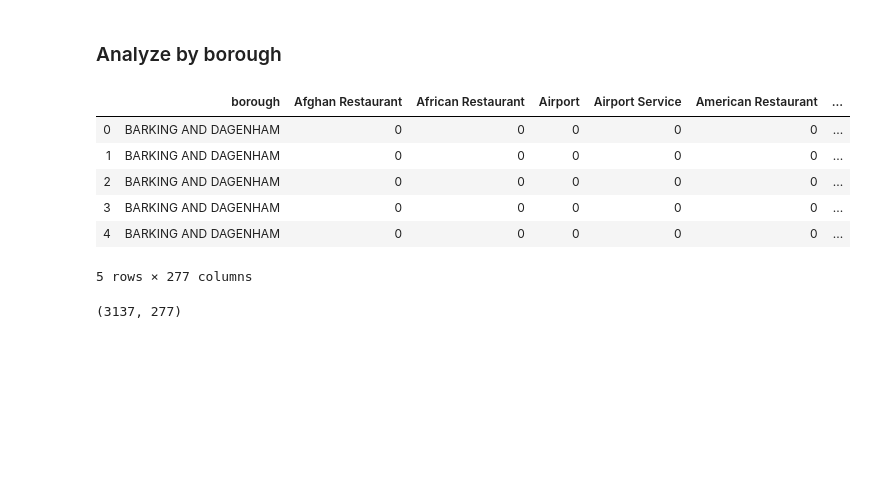
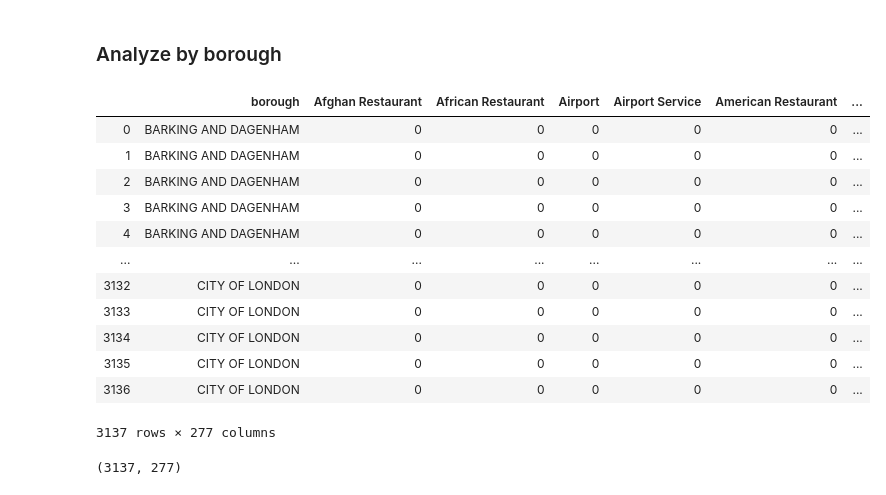
Before and after one commit to mark-locatechs/Coursera_Capstone, a Jupyter notebook: The Battle of Neighborhoods.ipynb, the cells around one changed output. Cells and saved outputs as stored; diff of their text form; code cells hidden in the pictures; blank space fills up the shorter version.

```diff
--- a/The Battle of Neighborhoods.ipynb
+++ b/The Battle of Neighborhoods.ipynb
@@ -320,23 +346,29 @@ len(df_londen_venues['venue category'].unique())
 # %%
 # one hot encoding
 londen_onehot = pd.get_dummies(df_londen_venues[['venue category']], prefix="", prefix_sep="")
 
 # add postal code
 londen_onehot['borough'] = df_londen_venues['borough']
 
 # move column position
 fixed_columns = [londen_onehot.columns[-1]] + list(londen_onehot.columns[:-1])
 londen_onehot = londen_onehot[fixed_columns]
 
-londen_onehot.head()
+londen_onehot
 # %% [output]
 |  | borough | Afghan Restaurant | African Restaurant | Airport | Airport Service | American Restaurant | ... |
 | 0 | BARKING AND DAGENHAM | 0 | 0 | 0 | 0 | 0 | ... |
 | 1 | BARKING AND DAGENHAM | 0 | 0 | 0 | 0 | 0 | ... |
 | 2 | BARKING AND DAGENHAM | 0 | 0 | 0 | 0 | 0 | ... |
 | 3 | BARKING AND DAGENHAM | 0 | 0 | 0 | 0 | 0 | ... |
 | 4 | BARKING AND DAGENHAM | 0 | 0 | 0 | 0 | 0 | ... |
+| ... | ... | ... | ... | ... | ... | ... | ... |
+| 3132 | CITY OF LONDON | 0 | 0 | 0 | 0 | 0 | ... |
+| 3133 | CITY OF LONDON | 0 | 0 | 0 | 0 | 0 | ... |
+| 3134 | CITY OF LONDON | 0 | 0 | 0 | 0 | 0 | ... |
+| 3135 | CITY OF LONDON | 0 | 0 | 0 | 0 | 0 | ... |
+| 3136 | CITY OF LONDON | 0 | 0 | 0 | 0 | 0 | ... |
-5 rows × 277 columns
+3137 rows × 277 columns
 # %%
 londen_onehot.shape
 # %% [output]
```
Also changed, not shown: parts of 12 cells of this notebook, 4 other files.
